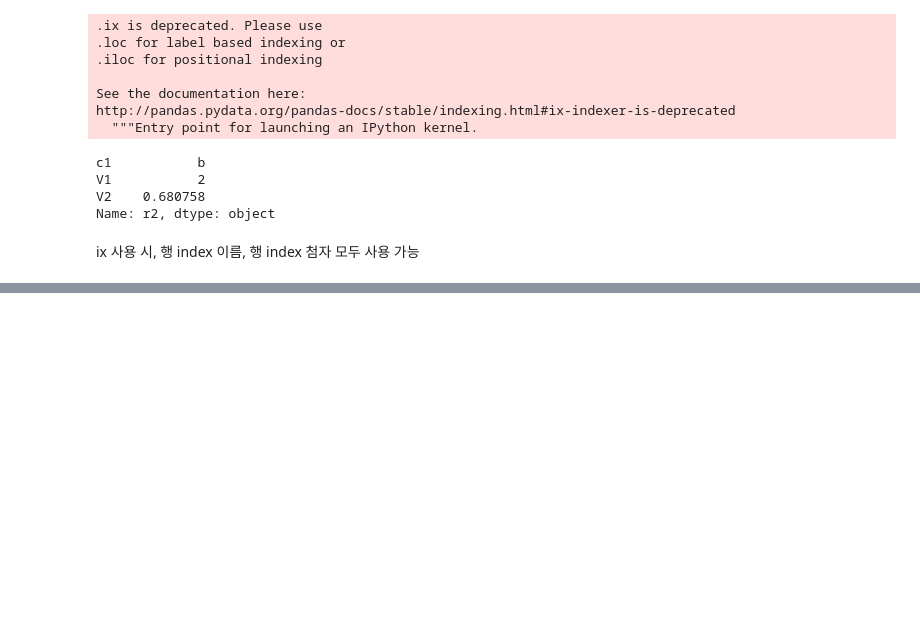
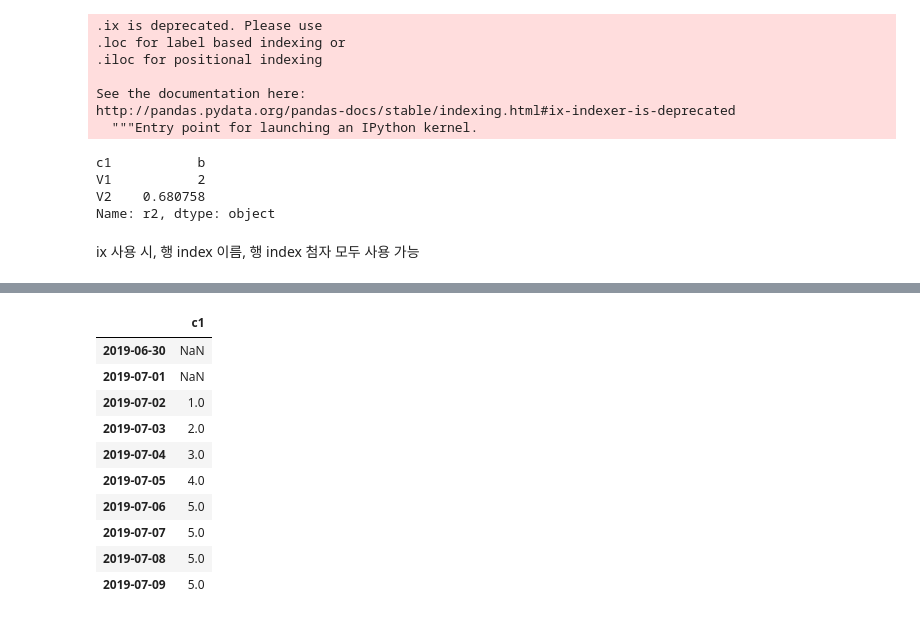
Before and after one commit to goebalgaebal/TIL, a Jupyter notebook: 빅데이터(딥러닝) 활용 AI 설계/딥러닝을 위한 빅데이터 기초/Python/code2/Day2_DA.ipynb, the cells around one changed output, grey strips where cells are left out. Saved outputs shown, nothing was run; the diff lists cells and outputs as text; code cells hidden in the pictures; blank space fills up the shorter version.

```diff
--- a/빅데이터(딥러닝) 활용 AI 설계/딥러닝을 위한 빅데이터 기초/Python/code2/Day2_DA.ipynb
+++ b/빅데이터(딥러닝) 활용 AI 설계/딥러닝을 위한 빅데이터 기초/Python/code2/Day2_DA.ipynb
@@ -218,0 +366,17 @@ ix 사용 시, 행 index 이름, 행 index 첨자 모두 사용 가능
+# %%
+df2 = pd.DataFrame({"c1": [1, 2, 3, 4, 5]}, index=dindex)
+df2.reindex(dindex2, method="ffill")
+# ffill : forward fill
+# forward방향(↓)으로 진행하면서 NaN을 만나면  NaN 이전의 데이터로 채움
+# %% [output]
+|  | c1 |
+| 2019-06-30 | NaN |
+| 2019-07-01 | NaN |
+| 2019-07-02 | 1.0 |
+| 2019-07-03 | 2.0 |
+| 2019-07-04 | 3.0 |
+| 2019-07-05 | 4.0 |
+| 2019-07-06 | 5.0 |
+| 2019-07-07 | 5.0 |
+| 2019-07-08 | 5.0 |
+| 2019-07-09 | 5.0 |
```
Also changed, not shown: parts of 27 cells of this notebook.
